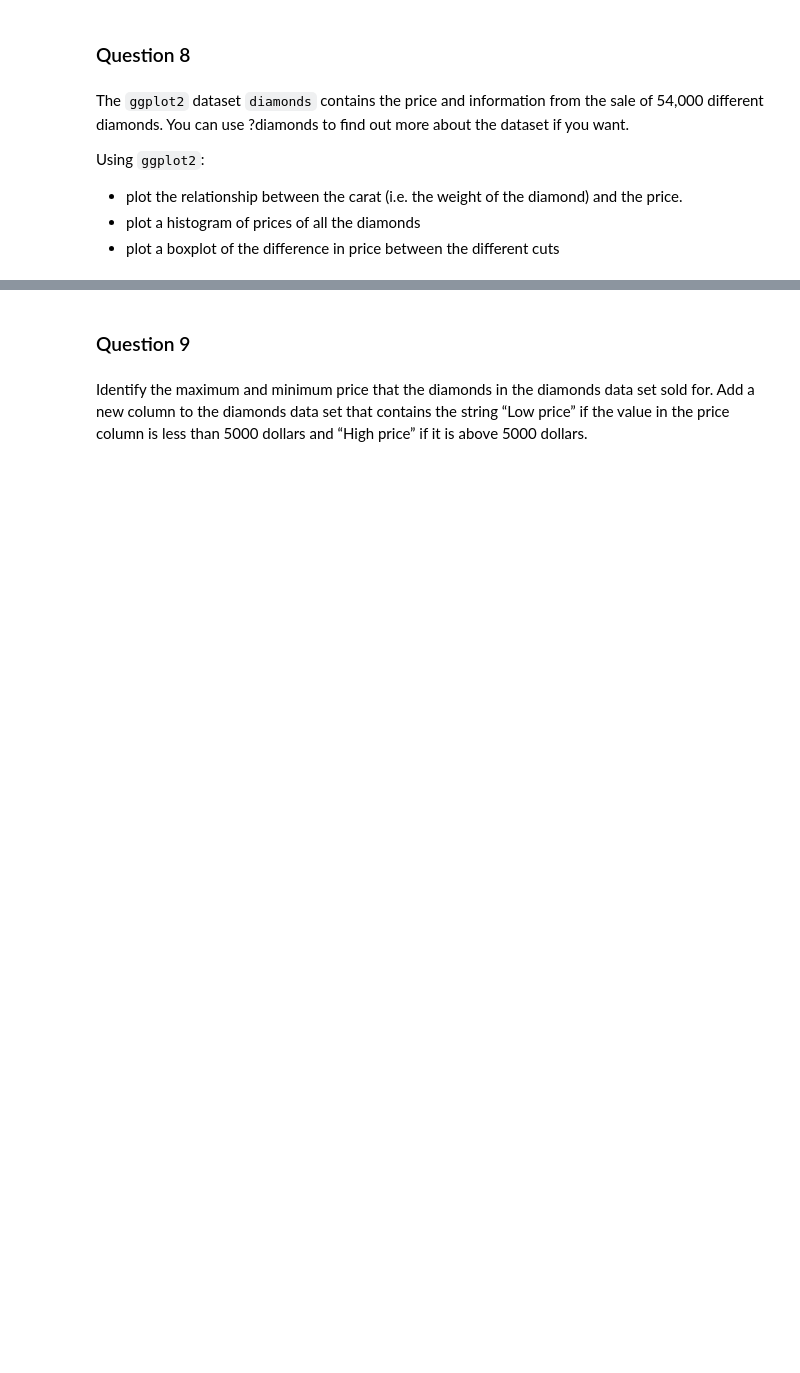
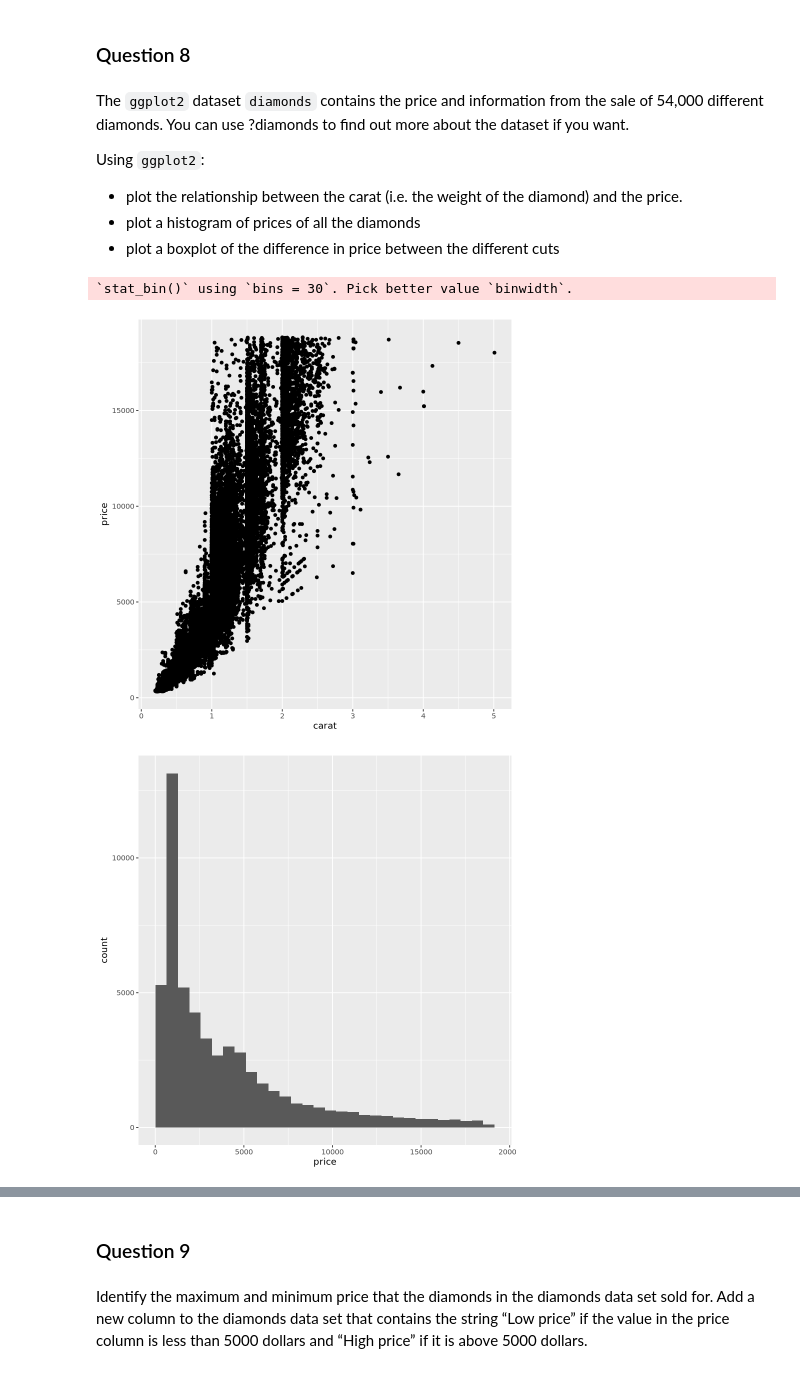
Before and after one commit to lpxis2/COURSEWORK_LIFE4138_2526, a Jupyter notebook: Coursework/R/R_Coursework_Questions.ipynb, the cells around one changed output, grey strips where cells are left out. Cells and saved outputs as stored; diff of their text form; code cells hidden in the pictures; blank space fills up the shorter version.

```diff
--- a/Coursework/R/R_Coursework_Questions.ipynb
+++ b/Coursework/R/R_Coursework_Questions.ipynb
@@ -80,3 +295,23 @@ Using `ggplot2`:
 - plot the relationship between the carat (i.e. the weight of the diamond) and the price.
 - plot a histogram of prices of all the diamonds
 - plot a boxplot of the difference in price between the different cuts
+# %%
+# loading ggplot2 for diamonds data and plotting tools
+library(ggplot2)
+data(diamonds)
+
+# making a scatterplot
+ggplot(aes(x = carat, y = price), data = diamonds) +
+  geom_point()
+
+# making a histogram of prices
+ggplot(aes(x = price), data = diamonds) +
+  geom_histogram()
+
+# making bocplot of price differences across cuts
+ggplot(aes(x = cut, y = price), data = diamonds) +
+  geom_boxplot()
+# %% [output]
+`stat_bin()` using `bins = 30`. Pick better value `binwidth`.
+[figure, added]
+[figure, added]
```
Also changed, not shown: parts of 13 cells of this notebook, 1 other file.
